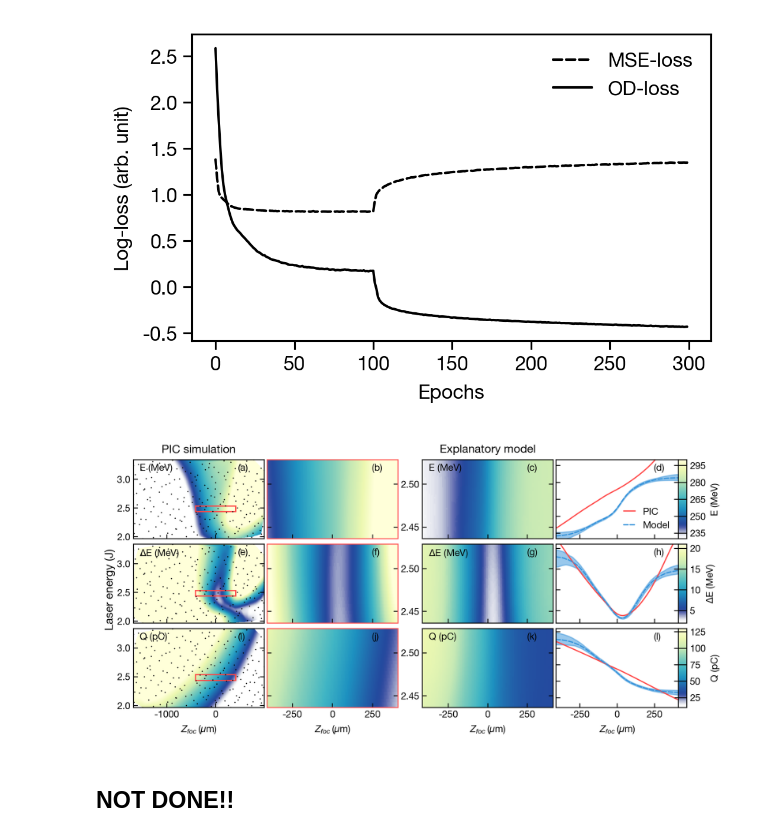
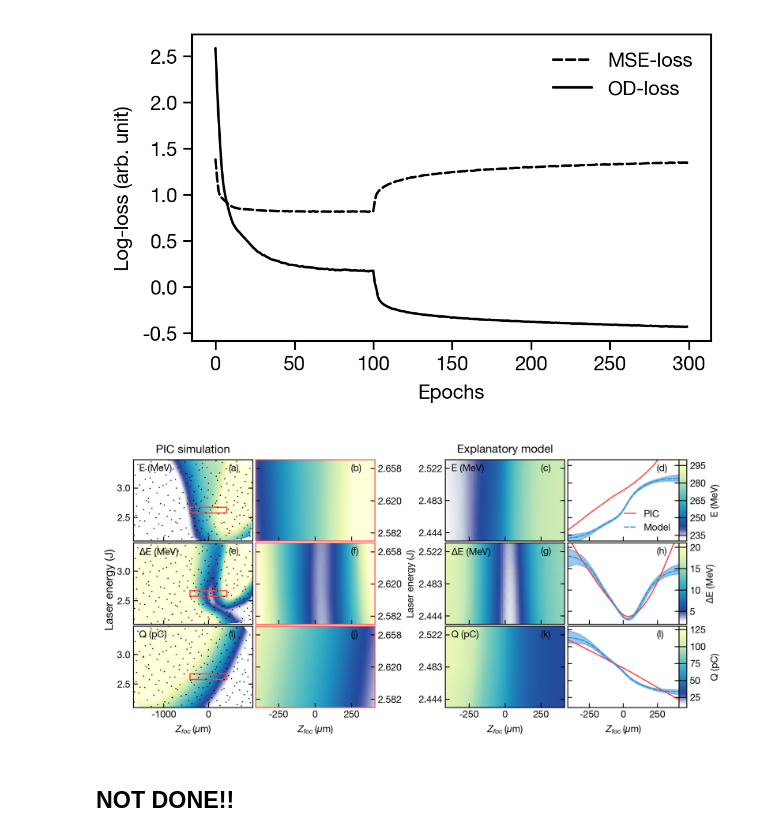
Before and after one commit to fraidowolf/dd_lpa, a Jupyter notebook: PIC_comparison/PIC.ipynb, the cells around one changed output. Saved outputs shown, nothing was run; the diff lists cells and outputs as text; code cells hidden in the pictures.

```diff
--- a/PIC_comparison/PIC.ipynb
+++ b/PIC_comparison/PIC.ipynb
@@ -207,7 +162,7 @@ cuty_max = np.argwhere(grid_y[:,0]>cy+ly)[0][0]
 
 # for plotting
 gx = (grid_x - cx - lx/2) * 1000
-gy = grid_y - cy - ly/2 + model_data['y'][50]
+gy = grid_y
 # %%
 
 
@@ -219,9 +174,9 @@ def plot(sim,d_str,axs,ticks,elim,label):
 
 
     im = axs[0].pcolormesh(gx[0,:],gy[:,0],grid_z,cmap=mymap,vmin=elim[0],vmax=elim[1])
-    axs[0].plot((points[:,0]-cx-lx/2)*1e3,points[:,1]- cy - ly/2 + model_data['y'][50],'.',ms=2,color='k',mew=0)
+    axs[0].plot((points[:,0]-cx-lx/2)*1e3,points[:,1],'.',ms=2,color='k',mew=0)
 
-    rect = patches.Rectangle((-1e3*lx/2,- ly/2 + model_data['y'][50]), lx*1e3, ly, linewidth=1, edgecolor=colors_preset[0], facecolor='none')
+    rect = patches.Rectangle((-1e3*lx/2, cy), lx*1e3, ly, linewidth=1, edgecolor=colors_preset[0], facecolor='none')
     axs[0].add_patch(rect)
 
     divider = make_axes_locatable(axs[3])
@@ -278,7 +233,7 @@ elim = [[230,300],
         [10,130]]
 yticks = [2.50,2.45]
 xlim = (np.array([points[:,0].min(),points[:,0].max()])-cx-lx/2)*1e3
-ylim = np.array([points[:,1].min(),points[:,1].max()]) - cy - ly/2 + model_data['y'][50]
+ylim = np.array([points[:,1].min(),points[:,1].max()]) #- cy - ly/2 + model_data['y'][50]
 
 
 cb_med = plot(med,'med',axs[0,:],ticks[0],elim[0],labels[0])
@@ -289,44 +244,53 @@ remove_all_ticks(axs)
 
 for i in range(3):
     axs[i,0].tick_params('y',labelleft=True,)
+    axs[i,1].tick_params('y',labelright=True,)
     axs[i,2].tick_params('y',labelleft=True,)
-    axs[i,2].set_ylim(gy[cuty_min,0],gy[cuty_max-1,0])
-    axs[i,1].sharey(axs[i,2])
-    axs[i,1].set_yticks(yticks)
+    #axs[i,2].set_ylim(gy[cuty_min,0],gy[cuty_max-1,0])
+    #axs[i,1].sharey(axs[i,2])
+
+    ylim2 = axs[i,2].get_ylim()
+    axs[i,2].set_yticks(np.round(np.linspace(ylim2[0]+0.01,ylim2[1]-0.01,3),3))
+    ylim1 = axs[i,1].get_ylim()
+    axs[i,1].set_yticks(np.round(np.linspace(ylim1[0]+0.01,ylim1[1]-0.01,3),3))
+
     axs[i,0].set_ylim(ylim)
     axs[i,0].set_xlim(xlim)
     axs[i,3].set_xlim(model_data['x'][0],model_data['x'][-1])
     for spine in axs[i,1].spines.values():
         spine.set_edgecolor(colors_preset[0])
     axs[i,0].text(0.05, 0.95, labels[i], transform=axs[i,0].transAxes,verticalalignment='top')
     axs[i,2].text(0.05, 0.95, labels[i], transform=axs[i,2].transAxes,verticalalignment='top')
 
 
 
 
 for i in range(4):
     axs[2,i].tick_params('x',labelbottom=True,)
     axs[2,i].set_xlabel(r'$Z_{foc}\,(\mu$m)')
 
 labeling = ['(a)','(b)','(c)','(d)',
             '(e)','(f)','(g)','(h)',
             '(i)','(j)','(k)','(l)']
 for i,a in enumerate(axs.flatten()):
     a.text(0.8, 0.95, labeling[i], transform=a.transAxes,verticalalignment='top')
 
 axs[0,0].set_title('PIC simulation')
 axs[0,2].set_title('Explanatory model')
 
 axs[0,3].sharey(cb_med.ax)
 axs[1,3].sharey(cb_mad.ax)
 axs[2,3].sharey(cb_q.ax)
 axs[0,3].legend(frameon=False,handlelength=1.2)
 
 fig.supylabel('Laser energy (J)')
+axs[1,1].set_ylabel('Laser energy (J)')
+axs[1,1].yaxis.set_label_position("right")
+
 #fig.subplots_adjust(right=0.5)
 plt.savefig('figures/PIC_comp.png',bbox_inches='tight')
 # %% [output]
-[figure, old version]
+[figure, new version]
 # %% [markdown]
 ## NOT DONE!!
 # %%
```
Also changed, not shown: parts of 1 cell of this notebook, 2 other files.
